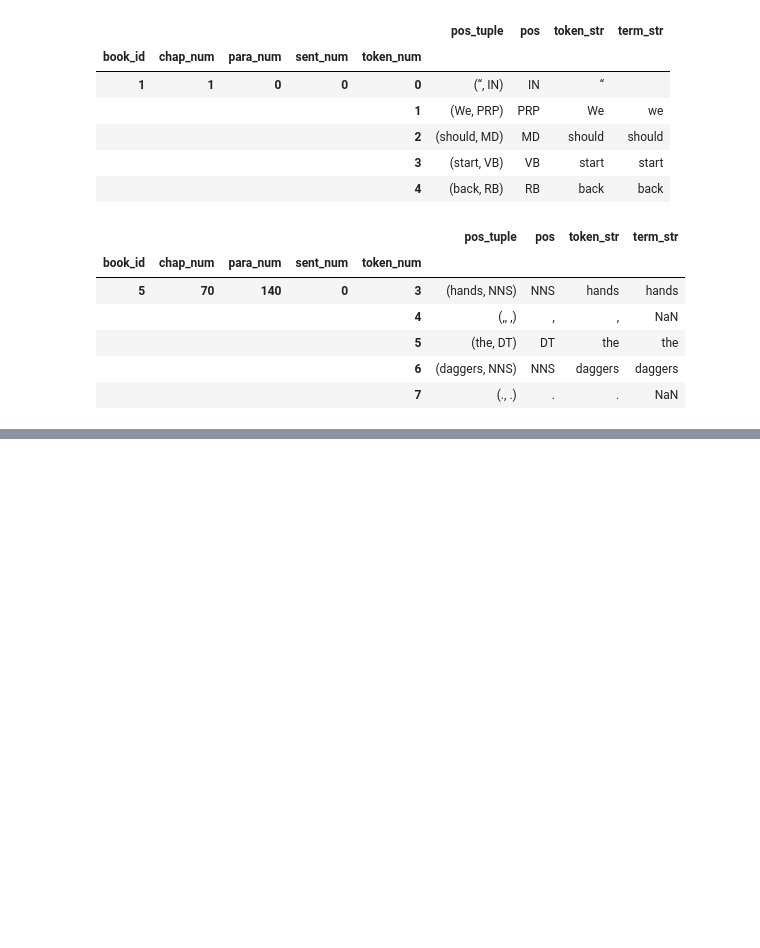
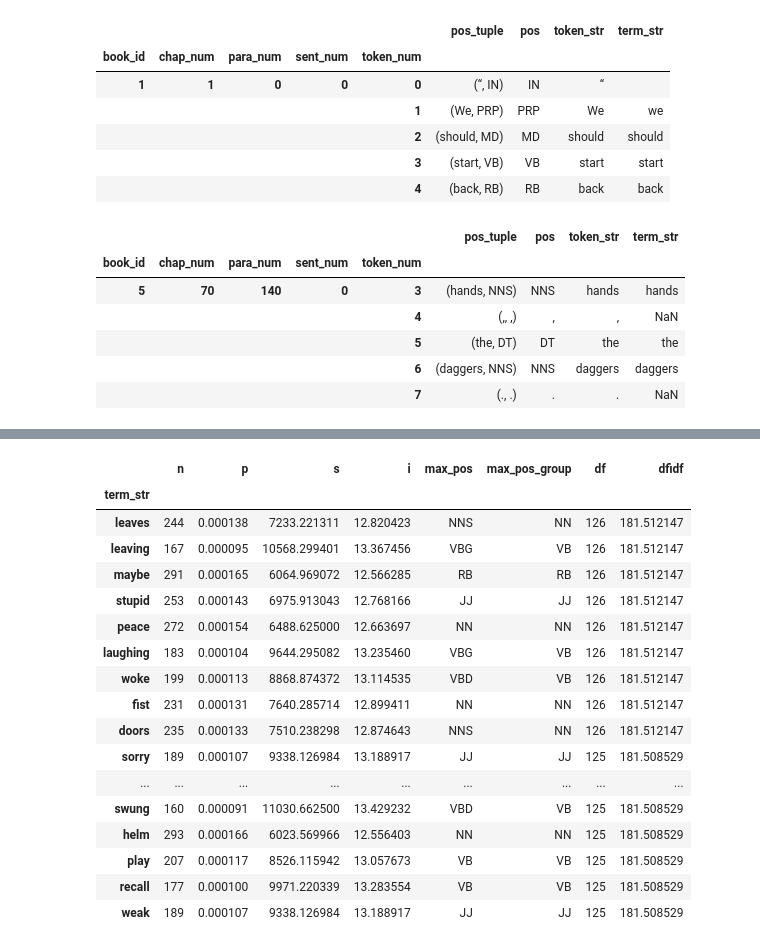
Before and after one commit to charlie-perez-35/DS5001-final, a Jupyter notebook: lib-corpus-vocab.ipynb, the cells around one changed output, grey strips where cells are left out. Drawn from its saved outputs; the diff is of its cells as text; code cells hidden in the pictures; blank space fills up the shorter version.

```diff
--- a/lib-corpus-vocab.ipynb
+++ b/lib-corpus-vocab.ipynb
@@ -223,9 +225,13 @@ Need to manually mess with the AFFC and ADWD chapters - gonna be a bit of a pain
 #### Create Vocabulary from TOKENS table
 # %%
-VOCAB = TOKENS.term_str.value_counts().to_frame('n')
+CORPUS = TOKENS # forgot it was supposed to be called CORPUS
+CORPUS = CORPUS[CORPUS.term_str != ''].copy() # get rid of random punctuation
+CORPUS['pos_group'] = CORPUS.pos.str[:2] # also didn't realize this was needed too
+
+VOCAB = CORPUS.term_str.value_counts().to_frame('n')
 VOCAB.index.name = 'term_str'
-VOCAB['n_chars'] = VOCAB.index.str.len()
 VOCAB['p'] = VOCAB['n'] / VOCAB['n'].sum()
 VOCAB['s'] = 1 / VOCAB['p']
 VOCAB['i'] = np.log2(VOCAB['s'])
-VOCAB['h'] = VOCAB['p'] * VOCAB['i']
+VOCAB['max_pos'] = CORPUS[['term_str','pos']].value_counts().unstack(fill_value=0).idxmax(1)
+VOCAB['max_pos_group'] = CORPUS[['term_str','pos_group']].value_counts().unstack(fill_value=0).idxmax(1)
@@ -235,0 +255,33 @@ VOCAB.to_csv('data/VOCAB.csv', sep='|')
+# %%
+bag = ['book_id', 'chap_num']
+BOW = CORPUS.groupby(bag+['term_str']).term_str.count().to_frame('n')
+DTCM = BOW.n.unstack(fill_value=0)
+N = DTCM.shape[0]
+TF = (DTCM.T / DTCM.T.sum()).T
+DF = DTCM.astype('bool').sum()
+IDF = np.log2(N / DF)
+TFIDF = TF * IDF
+
+VOCAB['df'] = DF
+VOCAB['dfidf'] = VOCAB.df * np.log2(len(TFIDF)/VOCAB.df)
+# %%
+VOCAB.sort_values(by='dfidf', ascending=False).head(20)
+# %% [output]
+|  | n | p | s | i | max_pos | max_pos_group | df | dfidf |
+| term_str |  |  |  |  |  |  |  |  |
+| leaves | 244 | 0.000138 | 7233.221311 | 12.820423 | NNS | NN | 126 | 181.512147 |
+| leaving | 167 | 0.000095 | 10568.299401 | 13.367456 | VBG | VB | 126 | 181.512147 |
+| maybe | 291 | 0.000165 | 6064.969072 | 12.566285 | RB | RB | 126 | 181.512147 |
+| stupid | 253 | 0.000143 | 6975.913043 | 12.768166 | JJ | JJ | 126 | 181.512147 |
+| peace | 272 | 0.000154 | 6488.625000 | 12.663697 | NN | NN | 126 | 181.512147 |
+| laughing | 183 | 0.000104 | 9644.295082 | 13.235460 | VBG | VB | 126 | 181.512147 |
+| woke | 199 | 0.000113 | 8868.874372 | 13.114535 | VBD | VB | 126 | 181.512147 |
+| fist | 231 | 0.000131 | 7640.285714 | 12.899411 | NN | NN | 126 | 181.512147 |
+| doors | 235 | 0.000133 | 7510.238298 | 12.874643 | NNS | NN | 126 | 181.512147 |
+| sorry | 189 | 0.000107 | 9338.126984 | 13.188917 | JJ | JJ | 125 | 181.508529 |
+| ... | ... | ... | ... | ... | ... | ... | ... | ... |
+| swung | 160 | 0.000091 | 11030.662500 | 13.429232 | VBD | VB | 125 | 181.508529 |
+| helm | 293 | 0.000166 | 6023.569966 | 12.556403 | NN | NN | 125 | 181.508529 |
+| play | 207 | 0.000117 | 8526.115942 | 13.057673 | VB | VB | 125 | 181.508529 |
+| recall | 177 | 0.000100 | 9971.220339 | 13.283554 | VB | VB | 125 | 181.508529 |
+| weak | 189 | 0.000107 | 9338.126984 | 13.188917 | JJ | JJ | 125 | 181.508529 |
```
Also changed, not shown: parts of 20 cells of this notebook, 9 other files.
